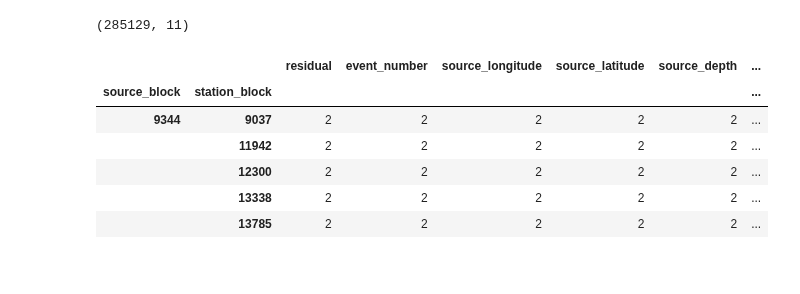
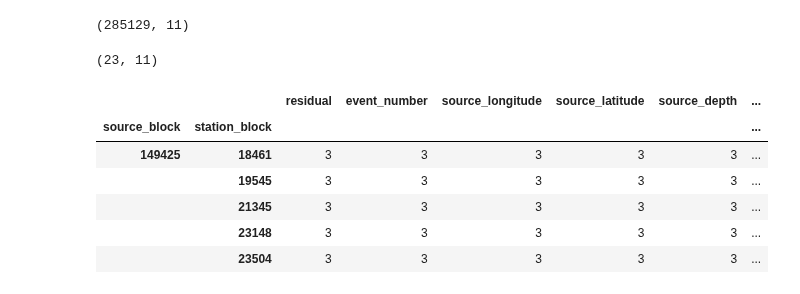
Before and after one commit to GeoscienceAustralia/hiperseis, a Jupyter notebook: notebooks/seismic_events2stations_rays.ipynb, the cells around one changed output. Cells and saved outputs as stored; diff of their text form; code cells hidden in the pictures.

```diff
--- a/notebooks/seismic_events2stations_rays.ipynb
+++ b/notebooks/seismic_events2stations_rays.ipynb
@@ -169,14 +173,18 @@ pdf3.shape
 # %% [output]
 (285129, 11)
 # %%
-pdf4=pdf3[(pdf3['residual']>1)]
+pdf4=pdf3[(pdf3['residual']>2)]
 # %%
-pdf4.head()
+pdf4.shape
 # %% [output]
-|  |  | residual | event_number | source_longitude | source_latitude | source_depth | ... |
-| source_block | station_block |  |  |  |  |  | ... |
-| 9344 | 9037 | 2 | 2 | 2 | 2 | 2 | ... |
-|  | 11942 | 2 | 2 | 2 | 2 | 2 | ... |
-|  | 12300 | 2 | 2 | 2 | 2 | 2 | ... |
-|  | 13338 | 2 | 2 | 2 | 2 | 2 | ... |
-|  | 13785 | 2 | 2 | 2 | 2 | 2 | ... |
+(23, 11)
+# %%
+pdf4.tail()
+# %% [output]
+|  |  | residual | event_number | source_longitude | source_latitude | source_depth | ... |
+| source_block | station_block |  |  |  |  |  | ... |
+| 149425 | 18461 | 3 | 3 | 3 | 3 | 3 | ... |
+|  | 19545 | 3 | 3 | 3 | 3 | 3 | ... |
+|  | 21345 | 3 | 3 | 3 | 3 | 3 | ... |
+|  | 23148 | 3 | 3 | 3 | 3 | 3 | ... |
+|  | 23504 | 3 | 3 | 3 | 3 | 3 | ... |
```
Also changed, not shown: parts of 18 cells of this notebook.
